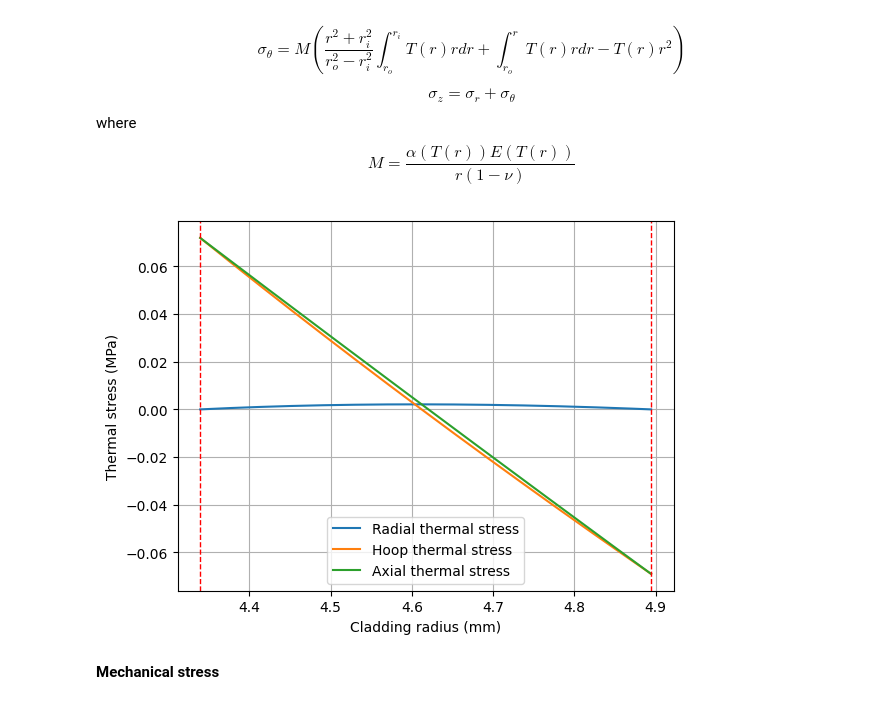
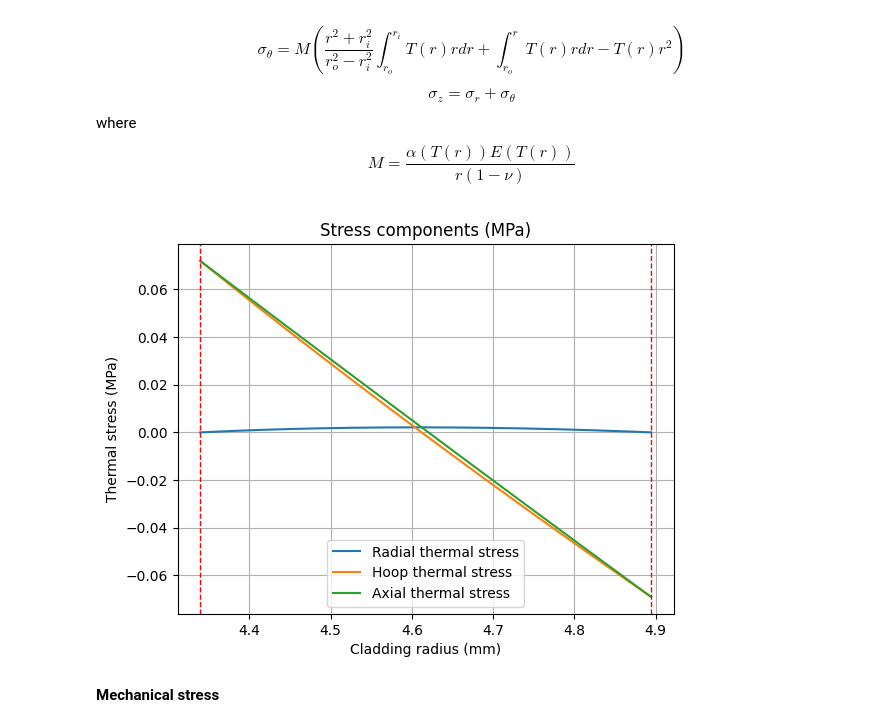
Before and after one commit to Andrea1999Broglia/ASTRID-reactor-fuel-pin-design, a Jupyter notebook: Reactor model.ipynb, the cells around one changed output. Cells and saved outputs as stored; diff of their text form; code cells hidden in the pictures.

```diff
--- a/Reactor model.ipynb
+++ b/Reactor model.ipynb
@@ -1467,34 +1468,35 @@ Tvals=np.flip(np.copy(cladding_profile.y[0]))
 #linear thermal expansion coefficient calculated along the radius of the cladding
 alpha_c=epsilon(Tvals)/(Tvals-25)/100
 
 #arrays containing the value of the stresses along the cladding
 sigma_cladding_rt=np.zeros(len(rvals))
 sigma_cladding_thetat=np.zeros(len(rvals))
 sigma_cladding_zt=np.zeros(len(rvals))
 
 #Temperature- radius product to be integrated
 T_x_r=np.multiply(np.copy(Tvals),np.copy(rvals))
 T_x_r2=np.multiply(np.copy(T_x_r),np.copy(rvals))
 
 for i in range(len(rvals)):
     M=alpha_c[i]*Young_c(Tvals[i])*10**3/(1-v_c(Tvals[i]))/rvals[i]**2
 
     sigma_cladding_rt[i]=M*(((rvals[i]**2-rvals[0]**2)/(rvals[-1]**2-rvals[0]**2))*np.trapz(T_x_r,rvals)-np.trapz(T_x_r[0:i+1], rvals[0:i+1]))
     sigma_cladding_thetat[i]=M*(((rvals[i]**2+rvals[0]**2)/(rvals[-1]**2-rvals[0]**2))*np.trapz(T_x_r,rvals)+np.trapz(T_x_r[0:i+1], rvals[0:i+1])-T_x_r2[i])
     sigma_cladding_zt[i]=sigma_cladding_rt[i]+sigma_cladding_thetat[i]
 
 plt.figure()
 plt.plot(rvals, sigma_cladding_rt, label="Radial thermal stress")
 plt.plot(rvals, sigma_cladding_thetat, label="Hoop thermal stress")
 plt.plot(rvals, sigma_cladding_zt, label="Axial thermal stress")
 plt.xlabel("Cladding radius (mm)")
 plt.ylabel("Thermal stress (MPa)")
+plt.title('Stress components (MPa)')
 plt.axvline(x=rvals[0], color="r", ls="--", linewidth=1)
 plt.axvline(x=rvals[-1], color="r", ls="--", linewidth=1)
 plt.legend()
 plt.grid()
 # %% [output]
-[figure, old version]
+[figure, new version]
 # %% [markdown]
 **Mechanical stress**
 # %% [markdown]
```
Also changed, not shown: parts of 2 cells of this notebook, 1 other file.
